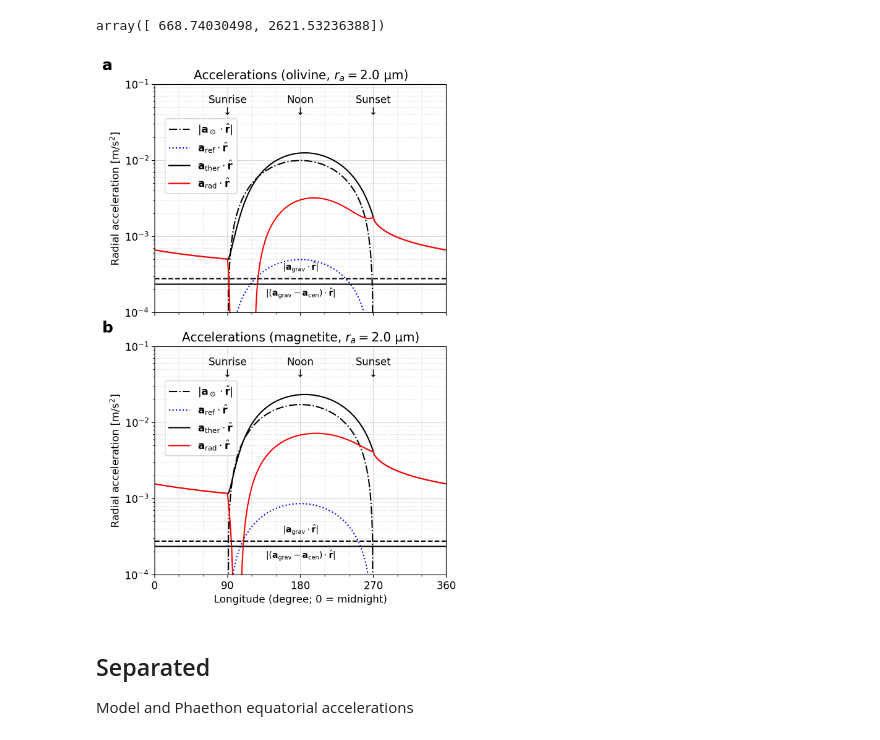
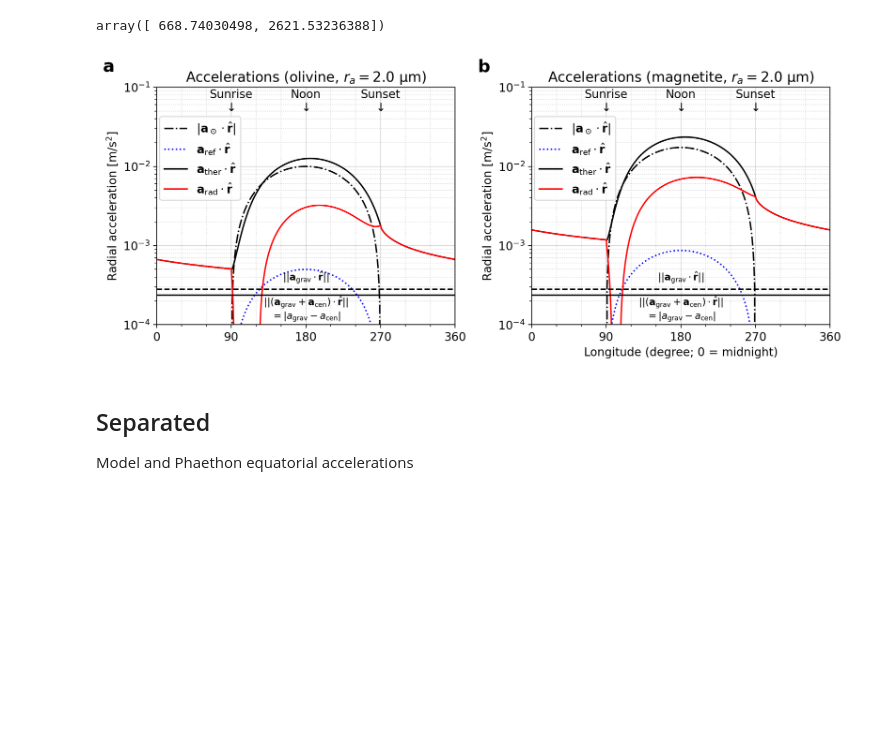
Before and after one commit to ysBach/thermal_radiation01, a Jupyter notebook: 03-acc_eq_time.ipynb, the cells around one changed output. Saved outputs shown, nothing was run; the diff lists cells and outputs as text; code cells hidden in the pictures; blank space fills up the shorter version.

```diff
--- a/03-acc_eq_time.ipynb
+++ b/03-acc_eq_time.ipynb
@@ -255,7 +251,7 @@ array([ 668.74030498, 2621.53236388])
 ti = 200
 radius = 2
 
-fig, axs = plt.subplots(2, 1, figsize=(6, 9), sharex=True)
+fig, axs = plt.subplots(1, 2, figsize=(11, 4.5), sharex=True)
 # ax = axs
 
 for i, (chem, chemname) in enumerate(CHEMDICT.items()):
@@ -295,43 +291,48 @@ for i, (chem, chemname) in enumerate(CHEMDICT.items()):
     ax.axhline(a_grav.value, color='k', ls='--')
     ax.axhline((a_grav - a_cent).value, color='k', ls='-')
     text_kw = dict(ha='center', fontsize=10)
-    ax.text(180, a_grav.value*1.3, r"$|\mathbf{a}_\mathrm{grav}\cdot \hat{\mathbf{r}}|$", **text_kw)
-    ax.text(180, (a_grav - a_cent).value*0.7, r"$|(\mathbf{a}_\mathrm{grav} - \mathbf{a}_\mathrm{cen})\cdot \hat{\mathbf{r}}|$", **text_kw)
+    ax.text(180, a_grav.value*1.3, r"$|| \mathbf{a}_\mathrm{grav}\cdot \hat{\mathbf{r}} ||$", **text_kw)
+    ax.text(180, (a_grav - a_cent).value*0.5,
+            (r"$ || (\mathbf{a}_\mathrm{grav} + \mathbf{a}_\mathrm{cen})\cdot \hat{\mathbf{r}} ||$"
+             + "\n"
+             + r"$ = |a_\mathrm{grav} - a_\mathrm{cen}| $"
+            )
+            , **text_kw)
 
     linticker(ax,
              xmajlockws=90, xminlockws=30,
              ymajlockws=1, yminlockws=1,
              xmajfmtkws="%.0f",
              ymajfmtkws="",
              )
     ax.set(ylim=(1.e-4, 1.e-1),
            xlim=(0, 360),
            yscale='log',
            ylabel=r"Radial acceleration [$\mathrm{m/s^2}$]",
            title=f"Accelerations ({chemname.lower()}, $r_a = ${radius:.1f} µm)"
           )
-    ax.text(90, 0.04, "Sunrise\n↓", horizontalalignment='center')
-    ax.text(180, 0.04, "Noon\n↓", horizontalalignment='center')
-    ax.text(270, 0.04, "Sunset\n↓", horizontalalignment='center')
+    ax.text(90, 0.05, "Sunrise\n↓", horizontalalignment='center')
+    ax.text(180, 0.05, "Noon\n↓", horizontalalignment='center')
+    ax.text(270, 0.05, "Sunset\n↓", horizontalalignment='center')
     ax.legend(bbox_to_anchor=(0.3, 0.5))
 
 axs[1].set(
     xlabel="Longitude (degree; 0 = midnight)",
 )
 plt.tight_layout()
 
 # axs[0].legend(bbox_to_anchor=(1, 1), ncol=1)
 
 for i, ax in enumerate(axs.flatten()):
     ax.text(x=-0.18, y=1.05, s=chr(ord('a') + i), transform=ax.transAxes,
             fontsize=18, fontweight='bold', va='bottom', ha='left')
 
 
 plt.savefig(FIGDIR / f"perp_acc_diagram_{radius}um_decompose.png", bbox_inches="tight", dpi=200)
 plt.savefig(FIGDIR / f"perp_acc_diagram_{radius}um_decompose.pdf", bbox_inches="tight")
 plt.show()
 # %% [output]
-[figure, old version]
+[figure, new version]
 # %% [markdown]
 ## Separated
 Model and Phaethon equatorial accelerations
```
Also changed, not shown: parts of 1 cell of this notebook, 9 other files.
